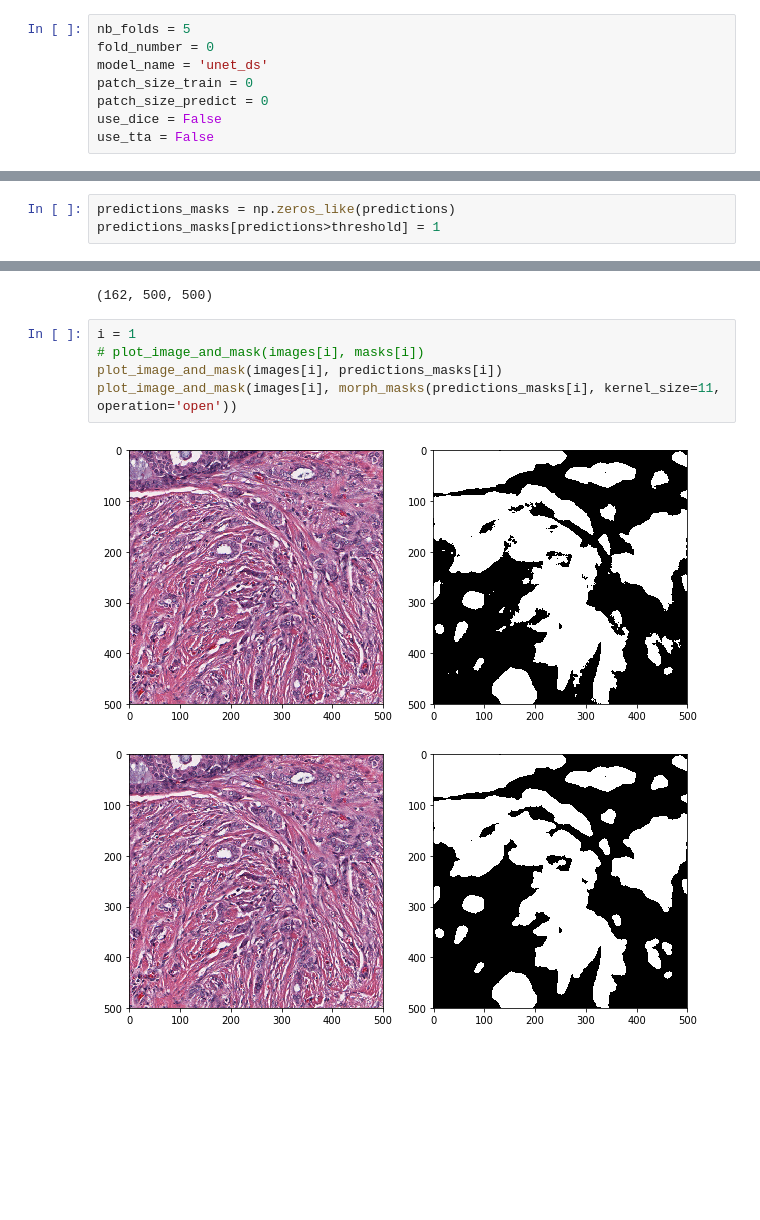
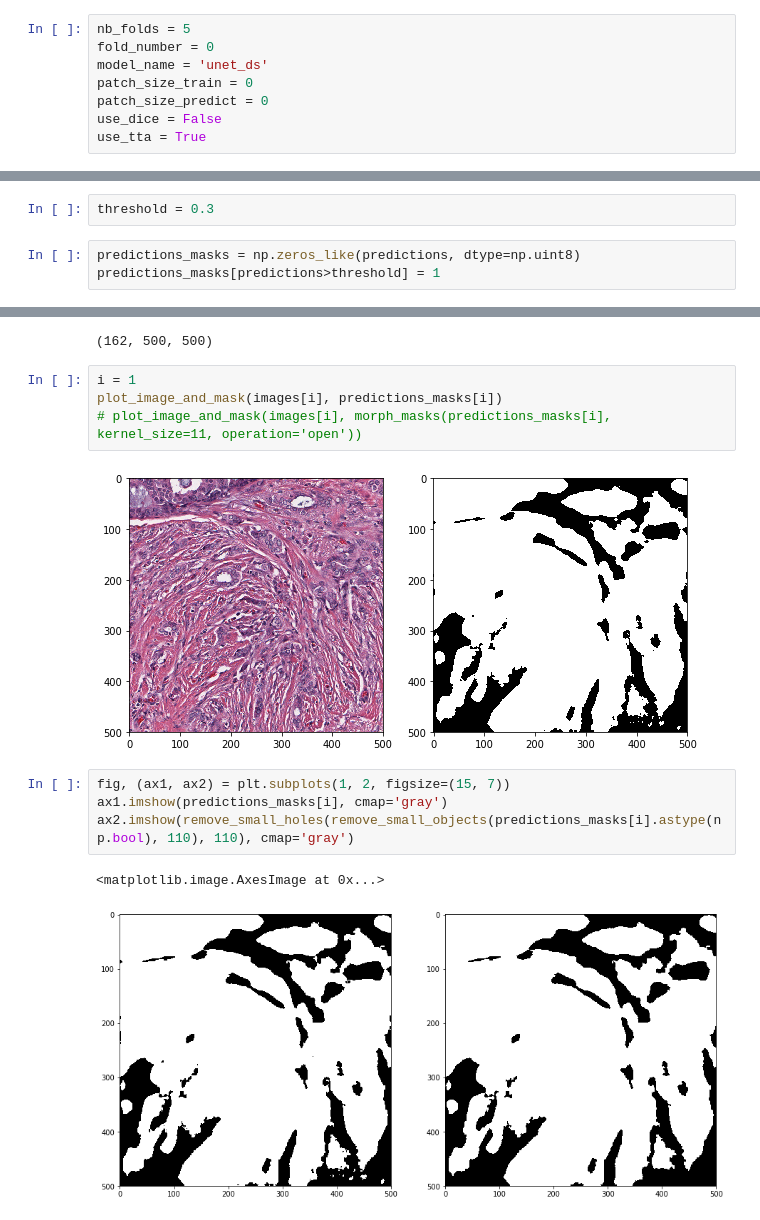
Before and after one commit to jgc128/topcoder_pathimage_segmentation, a Jupyter notebook: view_test_predictions.ipynb, the cells around one changed output, grey strips where cells are left out. Saved outputs shown, nothing was run; the diff lists cells and outputs as text; blank space fills up the shorter version.

Commit message:
Remove small objects/holes

```diff
--- a/view_test_predictions.ipynb
+++ b/view_test_predictions.ipynb
@@ -25,4 +26,4 @@ model_name = 'unet_ds'
 patch_size_train = 0
 patch_size_predict = 0
 use_dice = False
-use_tta = False
+use_tta = True
@@ -63,8 +63,10 @@ else:
     ValueError(f'Average mode {average_mode} unknown')
 # %%
 predictions = np.stack(predictions, axis=0)
+# %%
+threshold = 0.3
 # %%
-predictions_masks = np.zeros_like(predictions)
+predictions_masks = np.zeros_like(predictions, dtype=np.uint8)
 predictions_masks[predictions>threshold] = 1
 # %%
 predictions_masks.shape
@@ -72,9 +74,14 @@ predictions_masks.shape
 (162, 500, 500)
 # %%
 i = 1
-# plot_image_and_mask(images[i], masks[i])
 plot_image_and_mask(images[i], predictions_masks[i])
-plot_image_and_mask(images[i], morph_masks(predictions_masks[i], kernel_size=11, operation='open'))
+# plot_image_and_mask(images[i], morph_masks(predictions_masks[i], kernel_size=11, operation='open'))
 # %% [output]
-[figure, old version]
+[figure, new version]
-[figure, removed]
+# %%
+fig, (ax1, ax2) = plt.subplots(1, 2, figsize=(15, 7))
+ax1.imshow(predictions_masks[i], cmap='gray')
+ax2.imshow(remove_small_holes(remove_small_objects(predictions_masks[i].astype(np.bool), 110), 110), cmap='gray')
+# %% [output]
+<matplotlib.image.AxesImage at 0x...>
+[figure, added]
```
Also changed, not shown: parts of 3 cells of this notebook, 5 other files.
